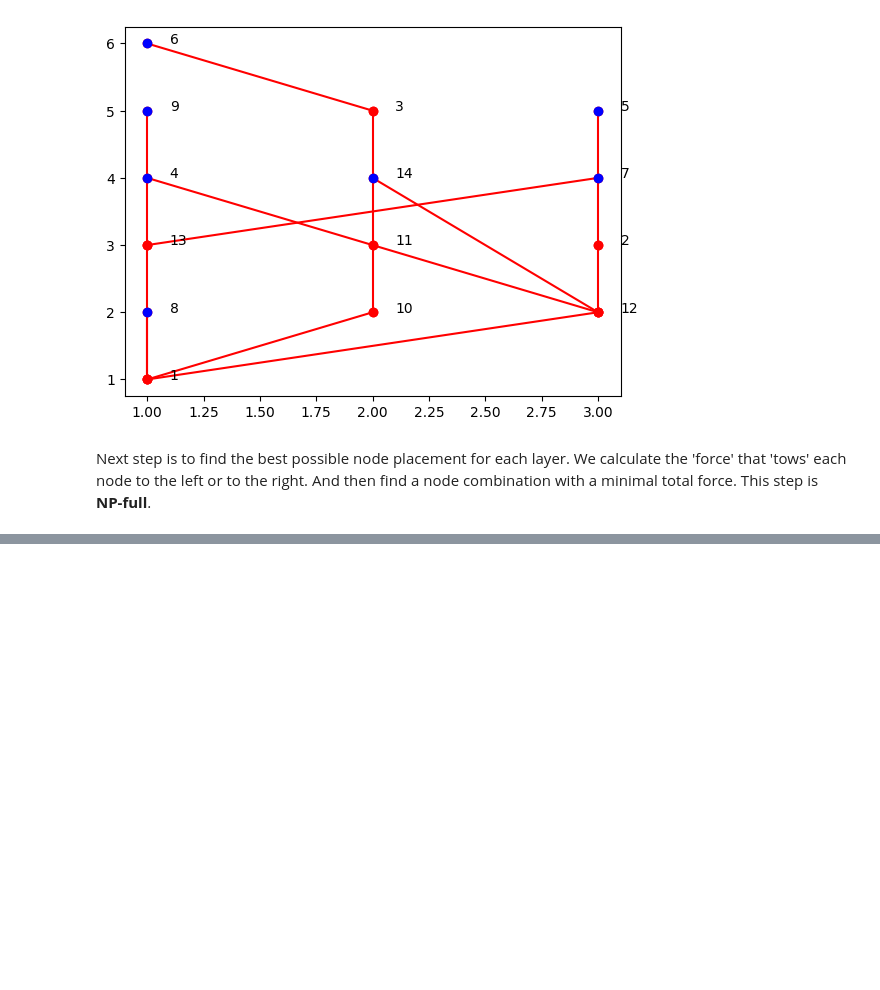
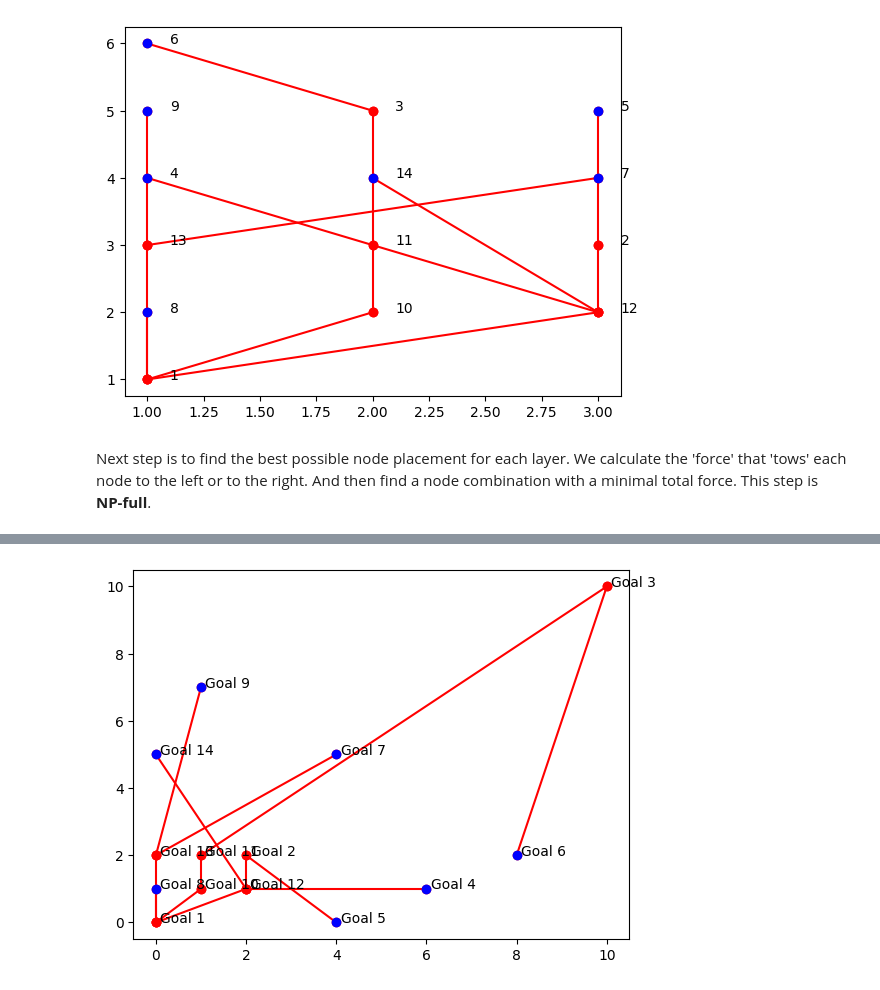
Before and after one commit to ahitrin/SiebenApp-render-playground, a Jupyter notebook: notebooks/sieben-render.ipynb, the cells around one changed output, grey strips where cells are left out. Cells and saved outputs as stored; diff of their text form; code cells hidden in the pictures; blank space fills up the shorter version.

```diff
--- a/notebooks/sieben-render.ipynb
+++ b/notebooks/sieben-render.ipynb
@@ -111,0 +271,5 @@ Next step is to find the best possible node placement for each layer. We calcula
+# %%
+rr3, roots3, layers3 = tube1(rr2, roots2, layers2)
+draw1(rr3)
+# %% [output]
+[figure, added]
```
Also changed, not shown: parts of 21 cells of this notebook.
